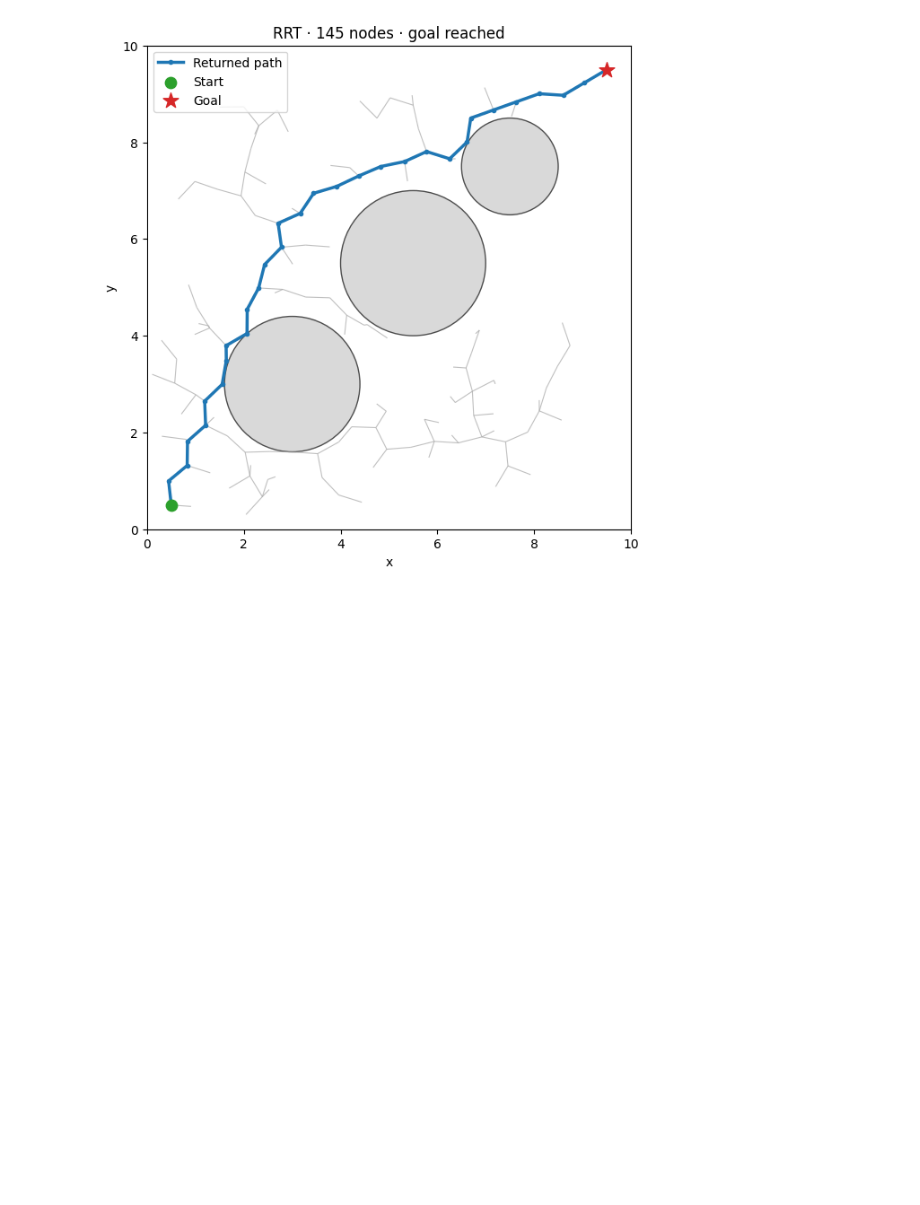
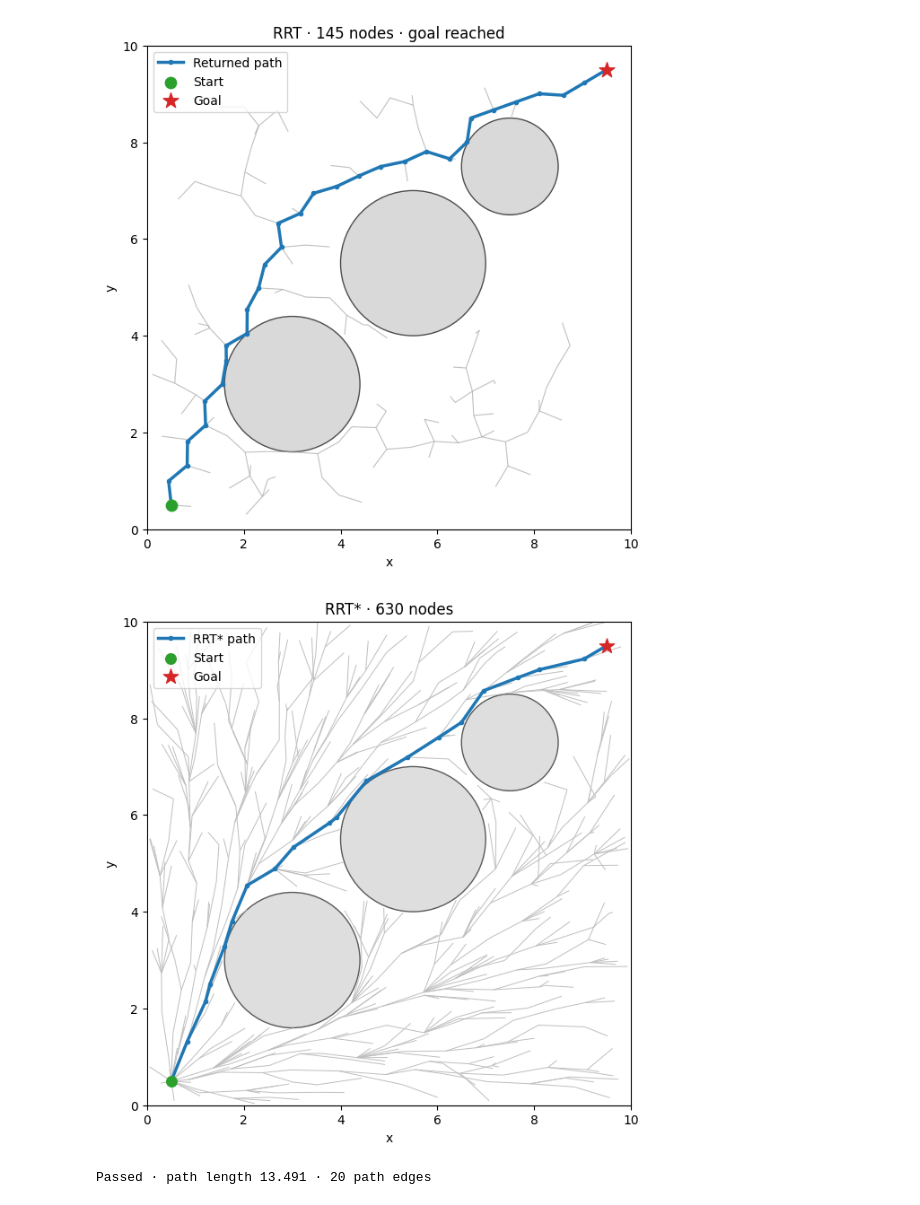
Before and after one commit to shashwath04/autonomous-rendezvous, a Jupyter notebook: algorithm_testing/test_notebook.ipynb, the cells around one changed output. Cells and saved outputs as stored; diff of their text form; code cells hidden in the pictures; blank space fills up the shorter version.

```diff
--- a/algorithm_testing/test_notebook.ipynb
+++ b/algorithm_testing/test_notebook.ipynb
@@ -63,3 +63,81 @@ ax.legend()
 plt.show()
 # %% [output]
 [figure]
+# %%
+import numpy as np
+import matplotlib.pyplot as plt
+from matplotlib.collections import LineCollection
+from matplotlib.patches import Circle
+
+start = (0.5, 0.5)
+goal = (9.5, 9.5)
+bounds = ((0, 10), (0, 10))
+obstacles = [(3.0, 3.0, 1.4), (5.5, 5.5, 1.5), (7.5, 7.5, 1.0)]
+
+path, nodes = path_planning.plan_rrt_star(
+    start, goal, bounds,
+    radius=1.0,
+    obstacles=obstacles,
+    step_size=0.5,
+    goal_tol=0.4,
+    max_iter=800,
+    seed=42,
+)
+
+fig, ax = plt.subplots(figsize=(7, 7))
+edges = [
+    [node.parent.state, node.state]
+    for node in nodes
+    if node.parent is not None
+]
+ax.add_collection(LineCollection(edges, colors="0.75", linewidths=0.7))
+
+for ox, oy, radius in obstacles:
+    ax.add_patch(Circle((ox, oy), radius, facecolor="0.87", edgecolor="0.35"))
+
+if path is not None:
+    xy = np.asarray(path)
+    ax.plot(*xy.T, ".-", color="tab:blue", linewidth=2.5, label="RRT* path", zorder=3)
+
+ax.scatter(*start, color="tab:green", s=70, label="Start", zorder=4)
+ax.scatter(*goal, color="tab:red", marker="*", s=150, label="Goal", zorder=4)
+ax.set(xlim=bounds[0], ylim=bounds[1], xlabel="x", ylabel="y",
+       title=f"RRT* · {len(nodes)} nodes")
+ax.set_aspect("equal")
+ax.legend()
+plt.show()
+
+root = nodes[0]
+assert root.parent is None and root.cost == 0.0
+
+for node in nodes:
+    for child in node.children:
+        assert child.parent is node
+
+    if node.parent is not None:
+        assert node.parent.children.count(node) == 1
+        expected_cost = node.parent.cost + path_planning.distance(node.parent.state, node.state)
+        assert np.isclose(node.cost, expected_cost), f"Stale cost at {node.state}"
+
+assert path is not None, "No goal connection found within the iteration budget"
+np.testing.assert_allclose(path[0], start)
+np.testing.assert_allclose(path[-1], goal)
+
+for i, (a, b) in enumerate(zip(path, path[1:])):
+    a, b = np.asarray(a), np.asarray(b)
+    delta = b - a
+    length_sq = delta @ delta
+
+    for ox, oy, radius in obstacles:
+        center = np.array([ox, oy])
+        fraction = 0.0
+        if length_sq > 0:
+            fraction = np.clip((center - a) @ delta / length_sq, 0.0, 1.0)
+        closest = a + fraction * delta
+        assert path_planning.distance(closest, center) > radius, f"Path edge {i} touches a circle"
+
+length = sum(path_planning.distance(a, b) for a, b in zip(path, path[1:]))
+print(f"Passed · path length {length:.3f} · {len(path) - 1} path edges")
+# %% [output]
+[figure, added]
+Passed · path length 13.491 · 20 path edges
```
Also changed, not shown: 1 other file.
